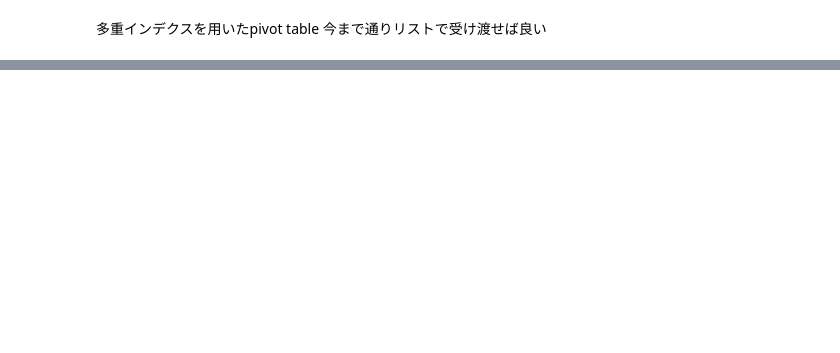
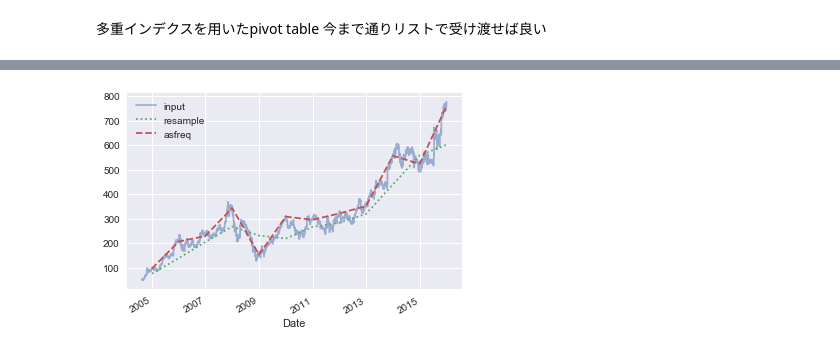
Before and after one commit to masakiaota/study, a Jupyter notebook: my_cheatsheet/Pandas.ipynb, the cells around one changed output, grey strips where cells are left out. Drawn from its saved outputs; the diff is of its cells as text; code cells hidden in the pictures; blank space fills up the shorter version.

```diff
--- a/my_cheatsheet/Pandas.ipynb
+++ b/my_cheatsheet/Pandas.ipynb
@@ -431,0 +1039,8 @@ titanic.pivot_table('survived', ['sex', age], [fare, 'class'])
+# %%
+goog.plot(alpha=0.5, style='-')
+goog.resample('BA').mean().plot(style=':') #平均値で集約
+goog.asfreq('BA').plot(style='--'); #点を選択
+plt.legend(['input', 'resample', 'asfreq'],
+           loc='upper left');
+# %% [output]
+[figure, added]
```
Also changed, not shown: parts of 90 cells of this notebook.
